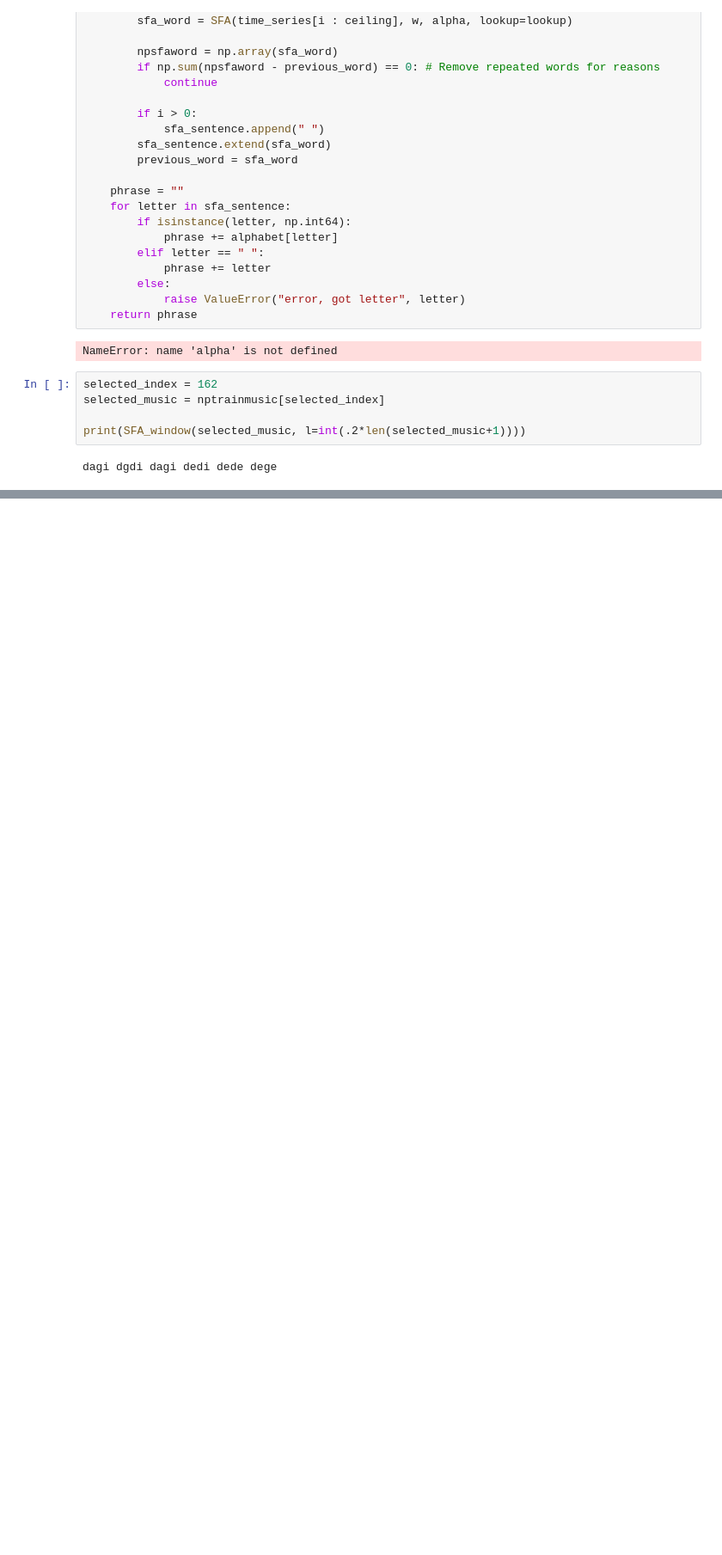
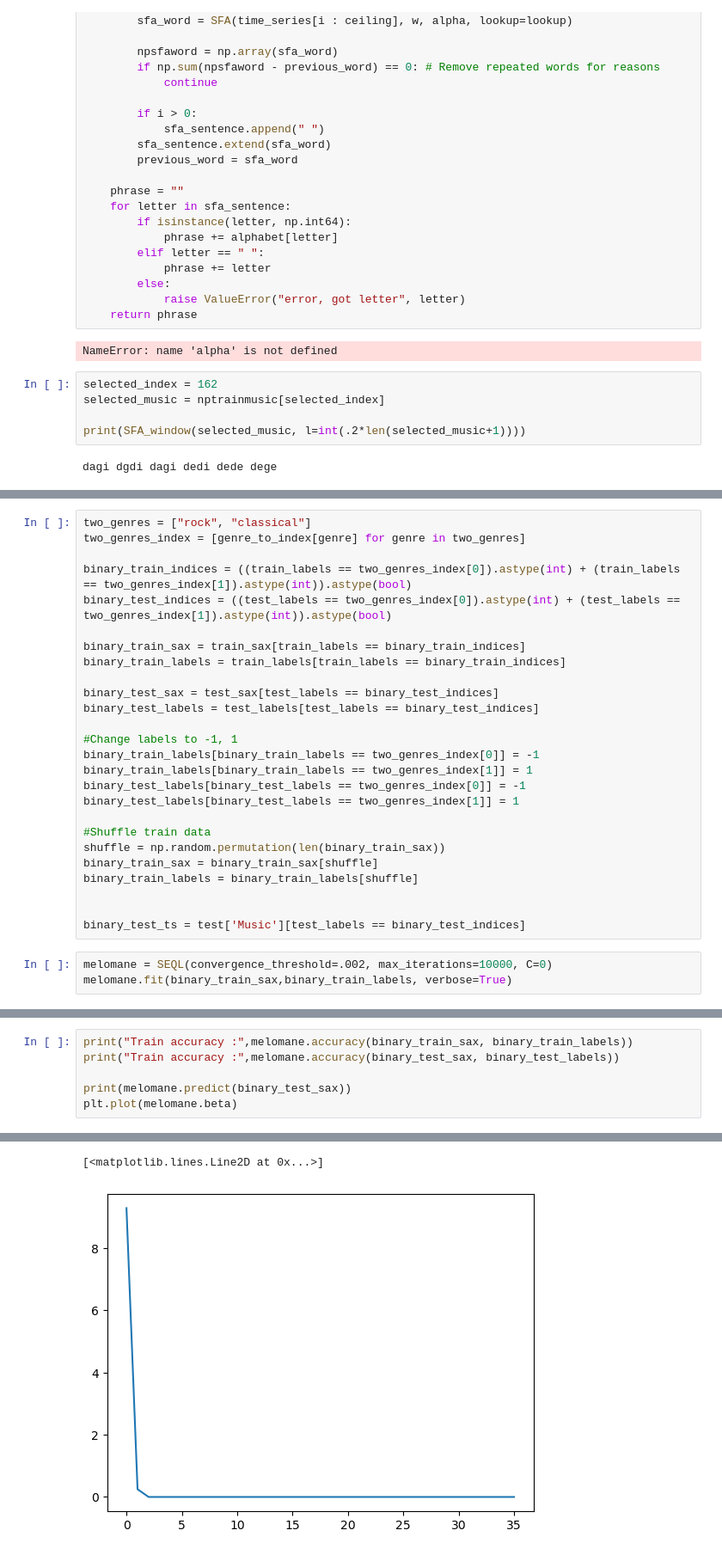
Before and after one commit to MelvinGode/Interpretable-TimeSeries-Classification, a Jupyter notebook: TSC.ipynb, the cells around one changed output, grey strips where cells are left out. Shown at 86% size. Saved outputs shown, nothing was run; the diff lists cells and outputs as text; blank space fills up the shorter version.

```diff
--- a/TSC.ipynb
+++ b/TSC.ipynb
@@ -491,0 +600,29 @@ def sax_subseq_to_interval(subseq, lookup):
+# %%
+two_genres = ["rock", "classical"]
+two_genres_index = [genre_to_index[genre] for genre in two_genres]
+
+binary_train_indices = ((train_labels == two_genres_index[0]).astype(int) + (train_labels == two_genres_index[1]).astype(int)).astype(bool)
+binary_test_indices = ((test_labels == two_genres_index[0]).astype(int) + (test_labels == two_genres_index[1]).astype(int)).astype(bool)
+
+binary_train_sax = train_sax[train_labels == binary_train_indices]
+binary_train_labels = train_labels[train_labels == binary_train_indices]
+
+binary_test_sax = test_sax[test_labels == binary_test_indices]
+binary_test_labels = test_labels[test_labels == binary_test_indices]
+
+#Change labels to -1, 1
+binary_train_labels[binary_train_labels == two_genres_index[0]] = -1
+binary_train_labels[binary_train_labels == two_genres_index[1]] = 1
+binary_test_labels[binary_test_labels == two_genres_index[0]] = -1
+binary_test_labels[binary_test_labels == two_genres_index[1]] = 1
+
+#Shuffle train data
+shuffle = np.random.permutation(len(binary_train_sax))
+binary_train_sax = binary_train_sax[shuffle]
+binary_train_labels = binary_train_labels[shuffle]
+
+
+binary_test_ts = test['Music'][test_labels == binary_test_indices]
+# %%
+melomane = SEQL(convergence_threshold=.002, max_iterations=10000, C=0)
+melomane.fit(binary_train_sax,binary_train_labels, verbose=True)
@@ -491,0 +647,7 @@ def sax_subseq_to_interval(subseq, lookup):
+# %%
+print("Train accuracy :",melomane.accuracy(binary_train_sax, binary_train_labels))
+print("Train accuracy :",melomane.accuracy(binary_test_sax, binary_test_labels))
+
+print(melomane.predict(binary_test_sax))
+plt.plot(melomane.beta)
+# %% [output]
@@ -491,0 +659,2 @@ def sax_subseq_to_interval(subseq, lookup):
+[<matplotlib.lines.Line2D at 0x...>]
+[figure, added]
```
Also changed, not shown: parts of 28 cells of this notebook.
